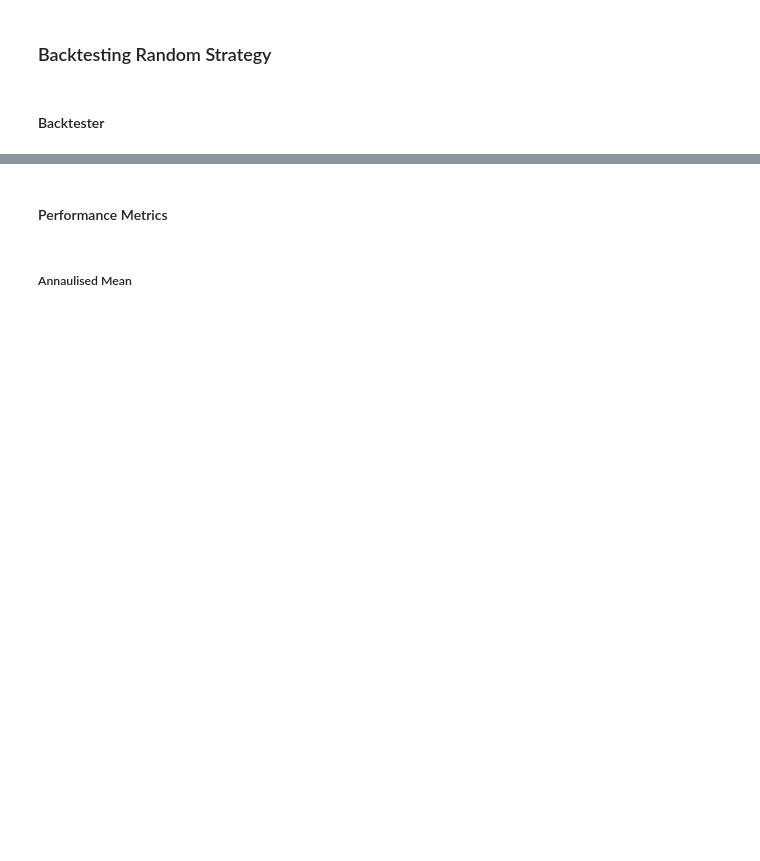
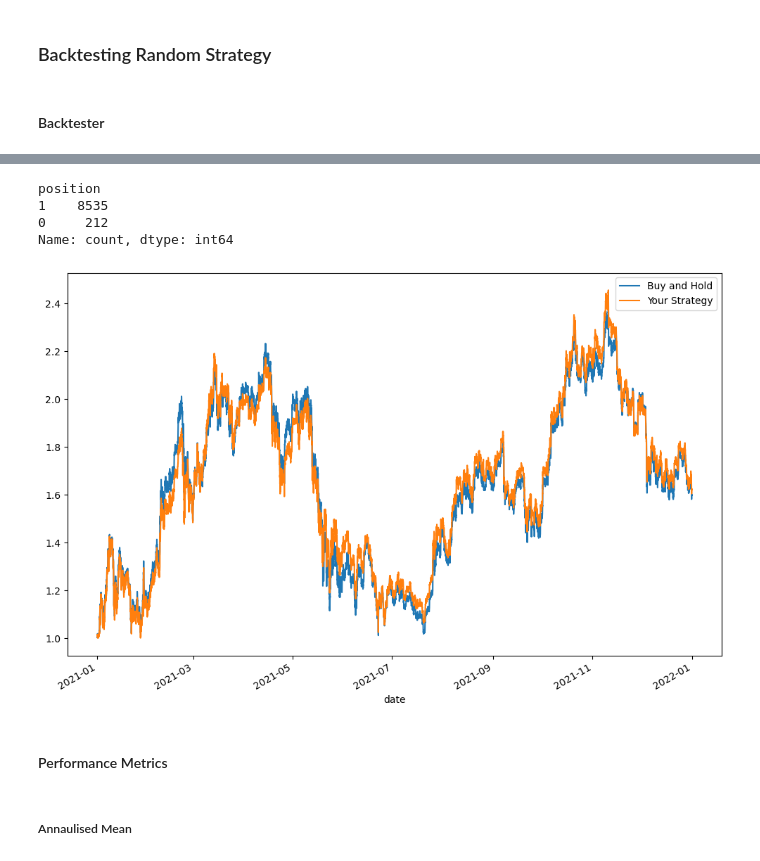
Before and after one commit to jctaylor11/algotrader-playground, a Jupyter notebook: notebooks/backtester.ipynb, the cells around one changed output, grey strips where cells are left out. Cells and saved outputs as stored; diff of their text form; code cells hidden in the pictures; blank space fills up the shorter version.

```diff
--- a/notebooks/backtester.ipynb
+++ b/notebooks/backtester.ipynb
@@ -71,19 +141,26 @@ data['Position'] = 1
 # %%
 # Random strategy - sells when the close price is mod 10
-sell_condition = data['Close'] % 10 == 0
+sell_condition = data['close'] % 10 == 0
 # %%
-data.loc[sell_condition, 'Position'] = 0
+data.loc[sell_condition, 'position'] = 0
 # %%
 # Checks to see how many times the strategy is not holding
-data.Position.value_counts()
+data.position.value_counts()
+# %% [output]
+position
+1    8535
+0     212
+Name: count, dtype: int64
 # %%
-data['Strategy'] = data['Position'].shift(1) * data['Return']
+data['strategy'] = data['position'].shift(1) * data['return']
 # %%
-data['C_strategy'] = data['Strategy'].cumsum().apply(np.exp)
+data['c_strategy'] = data['strategy'].cumsum().apply(np.exp)
 # %%
-data[['C_return', 'C_strategy']].plot(figsize=(12,8))
+data[['c_return', 'c_strategy']].plot(figsize=(12,8))
 plt.legend(['Buy and Hold', 'Your Strategy'])
 plt.show()
+# %% [output]
+[figure, added]
 # %% [markdown]
 #### Performance Metrics
 # %%
```
Also changed, not shown: parts of 22 cells of this notebook, 2 other files.
